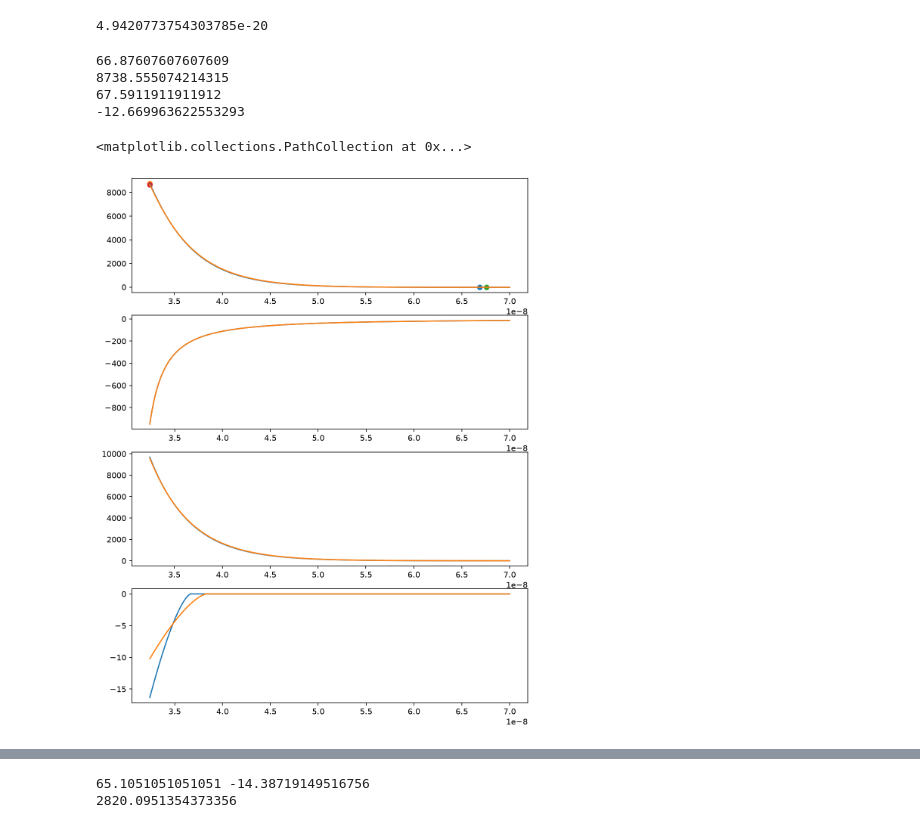
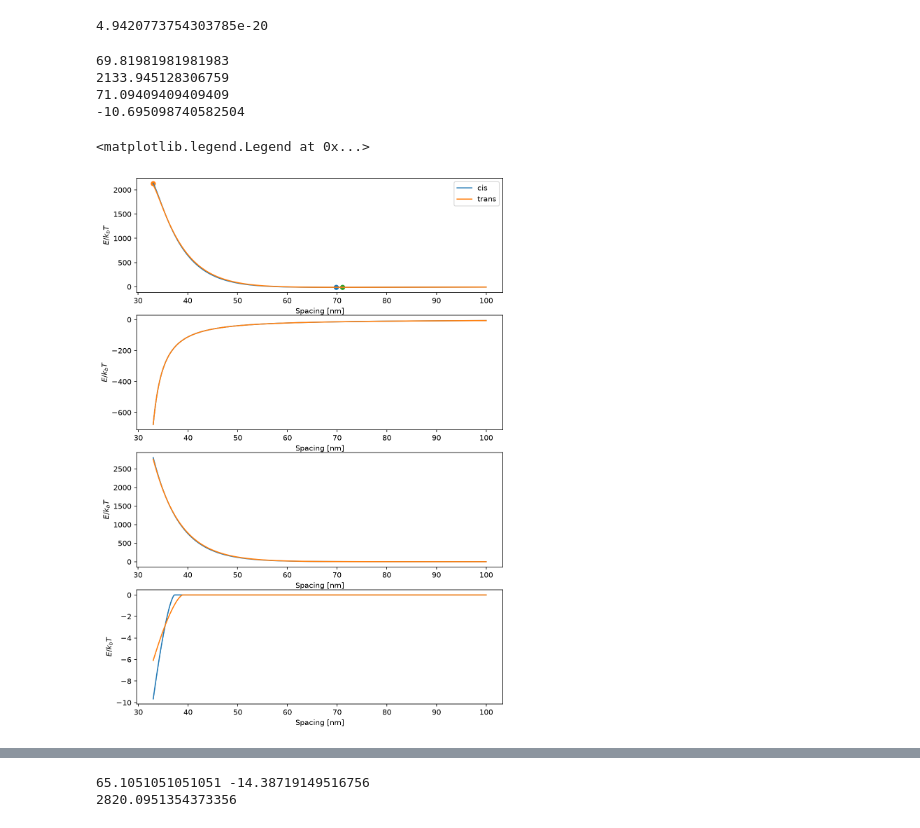
Before and after one commit to katsuwonus-pelamis/DLVO_rods, a Jupyter notebook: playground.ipynb, the cells around one changed output, grey strips where cells are left out. Drawn from its saved outputs; the diff is of its cells as text; code cells hidden in the pictures.

```diff
--- a/playground.ipynb
+++ b/playground.ipynb
@@ -87,8 +87,8 @@ sol_cis = Interactions.SolutionState(
     temperature= 298.0,
     eps_r = 80, # I imagine we're in water
     surfactants=(AzoTAB_cis_J2,AzoTAB_trans_J2),
-    layer_thickness = 1.2E-9, #this is related to the screening surfactant
-    zeta_pot = 80E-3,
+    layer_thickness = 1.5E-9, #this is related to the screening surfactant
+    zeta_pot = 40E-3,
     composition = 0
 )
 
@@ -96,8 +96,8 @@ sol_trans = Interactions.SolutionState(
     temperature= 298.0,
     eps_r = 80, # I imagine we're in water
     surfactants=(AzoTAB_trans_J2,AzoTAB_cis_J2),
-    layer_thickness = 1.2E-9, #this is related to the screening surfactant
-    zeta_pot = 80E-3,
+    layer_thickness = 1.5E-9, #this is related to the screening surfactant
+    zeta_pot = 40E-3,
     composition = 0
 )
 
@@ -129,61 +129,67 @@ auag_rod = Interactions.RodSpecies(
 # %% [output]
 4.9420773754303785e-20
 # %%
-conc = 50
+conc = 30
 
 spacing = np.linspace(
     wid + 2 * sol_cis.layer_thickness,
-    70e-9,
+    100e-9,
     1000,
 )
+
+spacing_plot = spacing*1E9
+
 vdw = Interactions.VdWInteraction()
 el = Interactions.ElectrostaticInteraction()
 ao = Interactions.DepletionInteraction()
 
 particle = rod
 
-fig, ax = plt.subplots(4, 1, figsize = (9, 12))
+fig, ax = plt.subplots(4, 1, figsize = (9, 13))
 
 en_vdw = vdw.energy(particle, particle, spacing)/(const.k_B*sol_cis.temperature)*particle.length
 en_el = el.energy(particle, particle, spacing, sol_cis, conc)/(const.k_B*sol_cis.temperature)*particle.length
 en_ao = ao.energy(particle, particle, spacing, sol_cis, conc)/(const.k_B*sol_cis.temperature)*particle.length
 en_tot =  en_el + en_vdw + en_ao
-ax[0].plot(spacing, en_tot)
-ax[1].plot(spacing, en_vdw)
-ax[2].plot(spacing, en_el)
-ax[3].plot(spacing, en_ao)
+ax[0].plot(spacing_plot, en_tot, label = 'cis')
+ax[1].plot(spacing_plot, en_vdw)
+ax[2].plot(spacing_plot, en_el)
+ax[3].plot(spacing_plot, en_ao)
 min = [spacing[np.nanargmin(en_tot)], np.nanmin(en_tot)]
 max = [spacing[np.nanargmax(en_tot)], np.nanmax(en_tot)]
 print(min[0]*1e9)
 print(max[1])
-ax[0].scatter(min[0], min[1])
-ax[0].scatter(max[0], max[1])
+ax[0].scatter(min[0]*1E9, min[1])
+ax[0].scatter(max[0]*1E9, max[1])
 
 en_vdw = vdw.energy(particle, particle, spacing)/(const.k_B*sol_trans.temperature)*particle.length
 en_el = el.energy(particle, particle, spacing, sol_trans, conc)/(const.k_B*sol_trans.temperature)*particle.length
 en_ao = ao.energy(particle, particle, spacing, sol_trans, conc)/(const.k_B*sol_trans.temperature)*particle.length
 en_tot =  en_el + en_vdw + en_ao
-ax[0].plot(spacing, en_tot)
-ax[1].plot(spacing, en_vdw)
-ax[2].plot(spacing, en_el)
-ax[3].plot(spacing, en_ao)
+ax[0].plot(spacing_plot, en_tot, label = 'trans')
+ax[1].plot(spacing_plot, en_vdw)
+ax[2].plot(spacing_plot, en_el)
+ax[3].plot(spacing_plot, en_ao)
 min = [spacing[np.nanargmin(en_tot)], np.nanmin(en_tot)]
 max = [spacing[np.nanargmax(en_tot)], np.nanmax(en_tot)]
 print(min[0]*1e9)
 print(min[1])
-ax[0].scatter(min[0], min[1])
-ax[0].scatter(max[0], max[1])
+ax[0].scatter(min[0]*1E9, min[1])
+#ax[0].scatter(max[0]*1E9, max[1])
 
-
+for a in ax:
+    a.set_xlabel("Spacing [nm]")
+    a.set_ylabel("$E/k_bT$")
 ##print(sol_cis.inverse_debye(conc))
 ##print(sol_trans.inverse_debye(conc))
+ax[0].legend()
 # %% [output]
-66.87607607607609
-8738.555074214315
-67.5911911911912
--12.669963622553293
+69.81981981981983
+2133.945128306759
+71.09409409409409
+-10.695098740582504
-<matplotlib.collections.PathCollection at 0x...>
+<matplotlib.legend.Legend at 0x...>
-[figure, old version]
+[figure, new version]
 # %%
 conc = 100
 spacing = np.linspace(30E-9, 100E-9, 1000)
```
Also changed, not shown: parts of 2 cells of this notebook.
